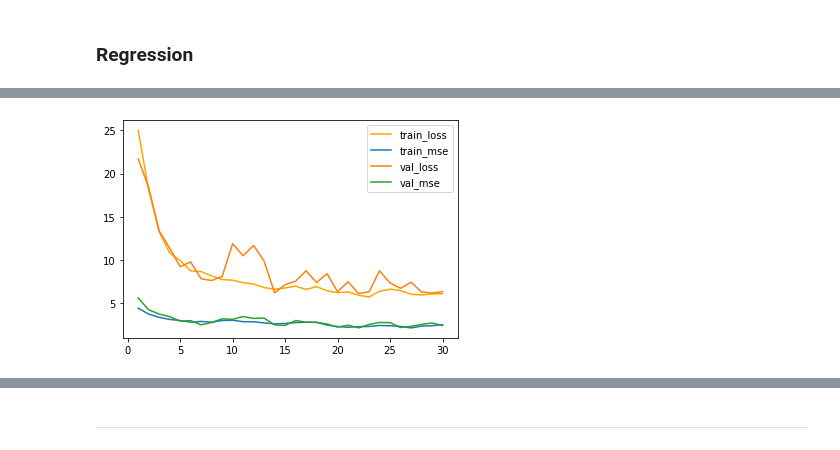
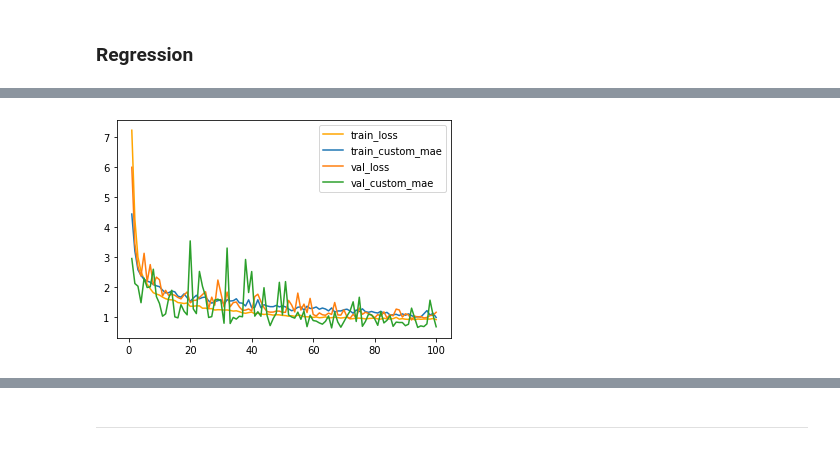
Before and after one commit to X1anghe/IDL_Assignments, a Jupyter notebook: Assignment2/Src/Task_2.ipynb, the cells around one changed output, grey strips where cells are left out. Drawn from its saved outputs; the diff is of its cells as text; code cells hidden in the pictures.

```diff
--- a/Assignment2/Src/Task_2.ipynb
+++ b/Assignment2/Src/Task_2.ipynb
@@ -2,0 +28,3 @@ import numpy as np
+# %%
+
+enhance_images = exposure.adjust_gamma(images, 3)
@@ -171,0 +98,23 @@ import matplotlib.pyplot as plt
+# %%
+# Enhance
+import numpy as np
+from sklearn.model_selection import train_test_split
+from Regression import regression, preprocessing
+import matplotlib.pyplot as plt
+
+batch_size = 32
+epochs = 100
+lr = 0.001
+
+images_npy = '../Datasets/images.npy'
+labels_npy = '../Datasets/labels.npy'
+# images = np.load(images_npy)
+images = enhance_images
+labels = np.load(labels_npy)
+
+x_train, x_test, y_train, y_test = train_test_split(images, labels, train_size=0.8)
+x_train, x_test, input_shape = preprocessing(x_train, x_test)
+y_train = y_train[:, 0] + y_train[:, 1] / 60  # single output labels
+y_test = y_test[:, 0] + y_test[:, 1] / 60
+
+regression_history, regression_his = regression(x_train, y_train, x_test, y_test, batch_size, epochs, lr, input_shape)
@@ -172,14 +141,15 @@ import matplotlib.pyplot as plt
 # %%
-train_loss = his.history['loss']
-train_mse = his.history['mae']
-val_loss = his.history['val_loss']
-val_mse = his.history['val_mae']
+# Training plot with enhance
+train_loss = regression_his.history['loss']
+train_mse = regression_his.history['custom_mae']
+val_loss = regression_his.history['val_loss']
+val_mse = regression_his.history['val_custom_mae']
 epochs = range(1, len(train_loss) + 1)
 plt.plot(epochs, train_loss, 'orange', label='train_loss')
-plt.plot(epochs, train_mse, label='train_mse')
+plt.plot(epochs, train_mse, label='train_custom_mae')
 plt.plot(epochs, val_loss, label='val_loss')
-plt.plot(epochs, val_mse, label='val_mse')
+plt.plot(epochs, val_mse, label='val_custom_mae')
 plt.legend()
 plt.show()
 # %% [output]
-[figure, old version]
+[figure, new version]
```
Also changed, not shown: parts of 88 cells of this notebook, 25 other files.
